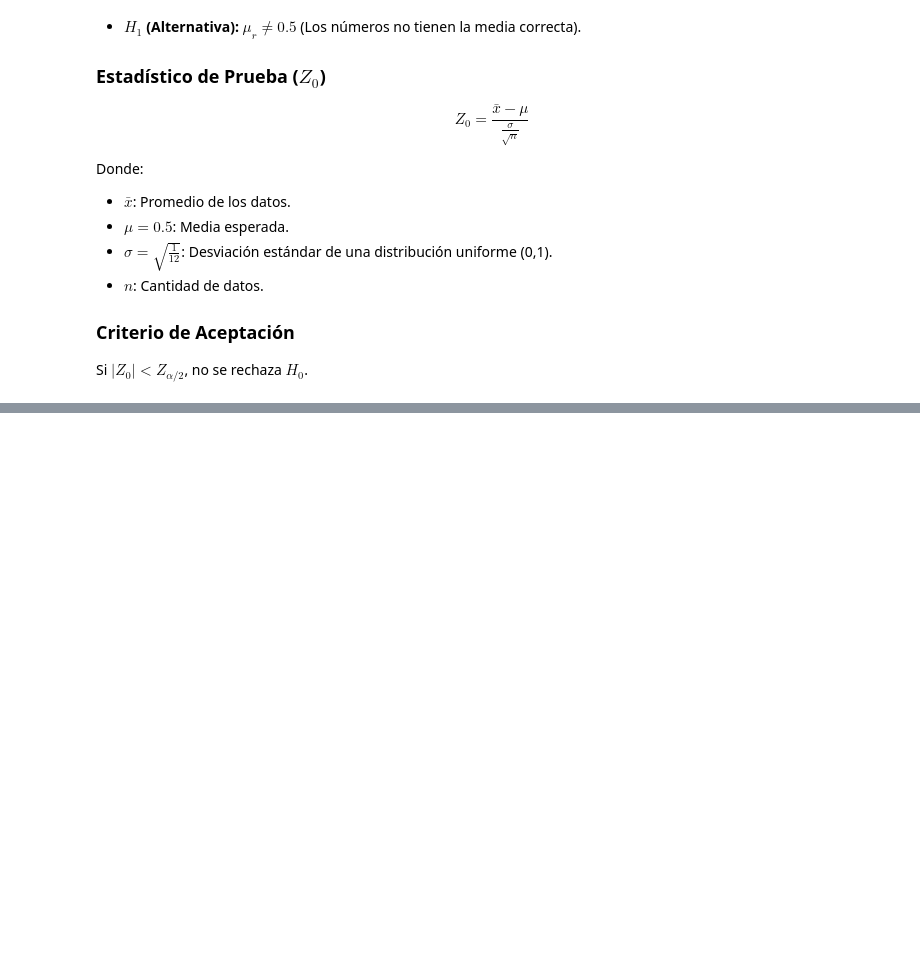
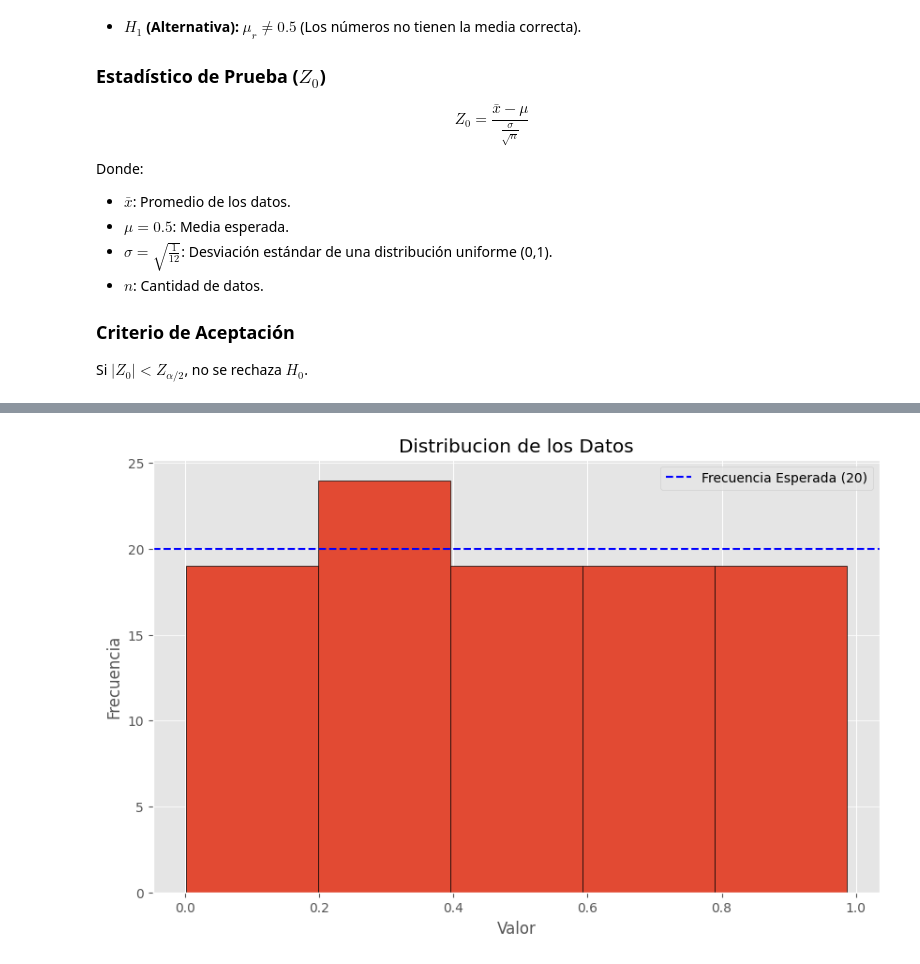
Before and after one commit to jimenezjos/Prueba-de-Promedios, a Jupyter notebook: PruebadePromedios.ipynb, the cells around one changed output, grey strips where cells are left out. Drawn from its saved outputs; the diff is of its cells as text; code cells hidden in the pictures; blank space fills up the shorter version.

```diff
--- a/PruebadePromedios.ipynb
+++ b/PruebadePromedios.ipynb
@@ -245,0 +59,16 @@ Los números SÍ pasan la prueba de frecuencias (se distribuyen uniformemente).
+# %%
+plt.figure(figsize=(10, 6))
+plt.hist(datos_np, bins=5, edgecolor='black')
+plt.title('Distribucion de los Datos')
+plt.xlabel('Valor')
+plt.ylabel('Frecuencia')
+plt.grid(axis='y', alpha=0.75)
+
+n_bins = 5  # Define n_bins based on the histogram configuration
+expected_frequency = len(datos_np) / n_bins
+plt.axhline(y=expected_frequency, color='blue', linestyle='--', label=f'Frecuencia Esperada ({expected_frequency:.0f})')
+plt.legend()
+
+plt.show()
+# %% [output]
+[figure, added]
```
Also changed, not shown: parts of 5 cells of this notebook.
